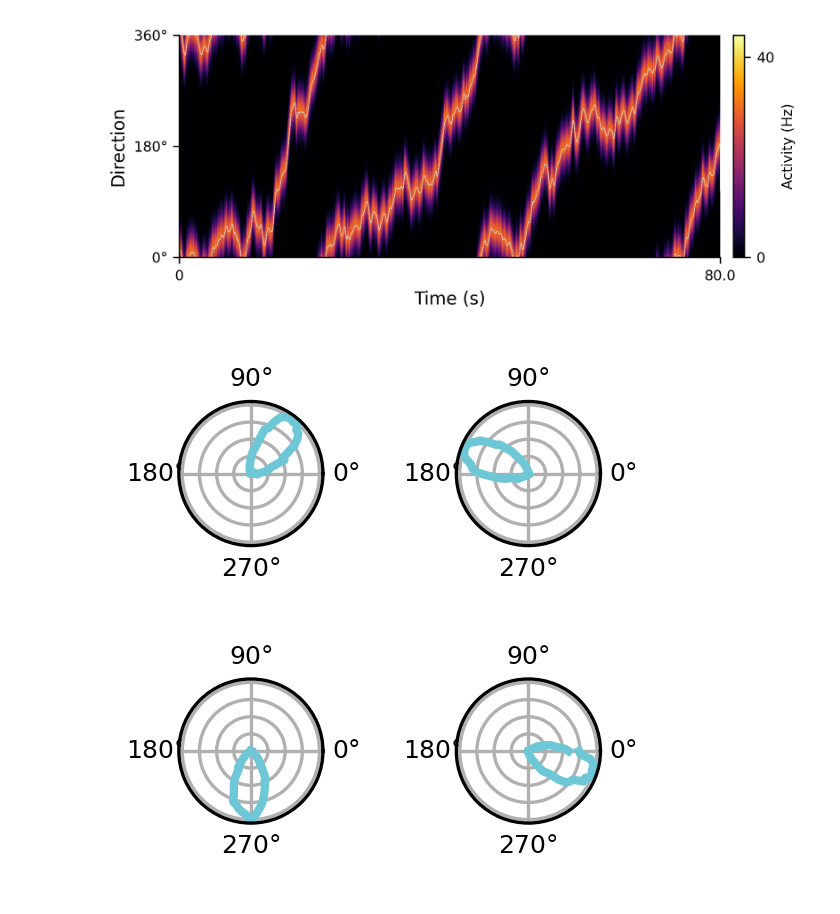
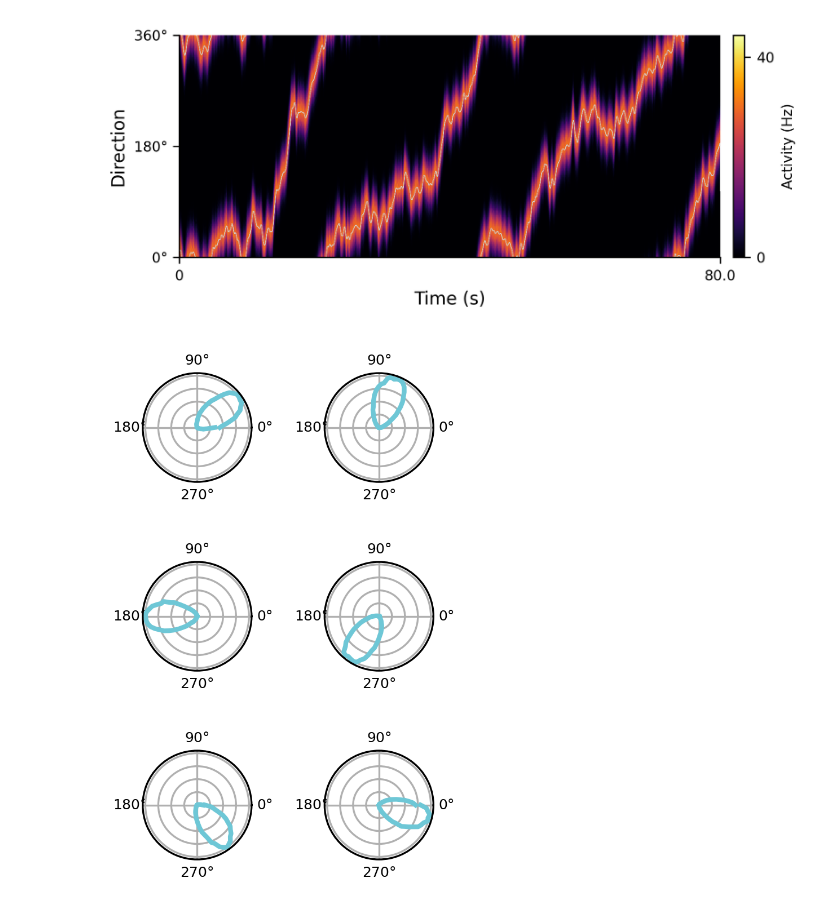
Before and after one commit to ZilongJi/HDPhasePrecession, a Jupyter notebook: HD_examples.ipynb, the cells around one changed output. Cells and saved outputs as stored; diff of their text form; code cells hidden in the pictures.

```diff
--- a/HD_examples.ipynb
+++ b/HD_examples.ipynb
@@ -261,9 +261,9 @@ plt.savefig('/home/zilong/Desktop/HDPhasePrecession/figures/population_activity.
 # %% [output]
 [figure]
 # %%
-fig = plt.figure(figsize=(2, 2), dpi=300)
+fig = plt.figure(figsize=(2.3, 3.5), dpi=300)
 
-gs = gridspec.GridSpec(2, 2)
+gs = gridspec.GridSpec(3, 2)
 
 labelsize = 10
 ticksize = 8
@@ -273,8 +273,8 @@ results = simulate(angular_velocity_gain=1, offset=-0.08, theta_mod_base=0.2, va
 start, end, time_steps, Head_direction, center_HD, max_bump_activity, HD_activity, theta_phase = results
 
 #plot HD tuning map
-ax = fig.add_subplot(gs[0], polar=True)
-cellindex = 15; num_hd = 100
+ax = fig.add_subplot(gs[0,0], polar=True)
+cellindex = 10; num_hd = 100
 tuningmap = get_HDtuningMap(HD_activity, Head_direction, cellindex, filter=False, samples_per_sec=1, dim=num_hd)
 #find the width of the tuning map
 width, _ = compute_gaussian_width(tuningmap)
@@ -283,39 +283,59 @@ width = width*180/np.pi
 ax = plot_HD_tuningMap(ax, tuningmap)
 # ax.set_title(f'tuning width: {width:.1f} °', fontsize=ticksize)
 
-ax = fig.add_subplot(gs[1], polar=True)
-cellindex = 45; num_hd = 100
+ax = fig.add_subplot(gs[0,1], polar=True)
+cellindex = 20; num_hd = 100
 tuningmap = get_HDtuningMap(HD_activity, Head_direction, cellindex, filter=False, samples_per_sec=1, dim=num_hd)
 #find the width of the tuning map
 width, _ = compute_gaussian_width(tuningmap)
 #rad to degree
 width = width*180/np.pi
 ax = plot_HD_tuningMap(ax, tuningmap)
 # ax.set_title(f'tuning width: {width:.1f} °', fontsize=ticksize)
 
-ax = fig.add_subplot(gs[2], polar=True)
-cellindex = 75; num_hd = 100
+ax = fig.add_subplot(gs[1,0], polar=True)
+cellindex = 50; num_hd = 100
 tuningmap = get_HDtuningMap(HD_activity, Head_direction, cellindex, filter=False, samples_per_sec=1, dim=num_hd)
 #find the width of the tuning map
 width, _ = compute_gaussian_width(tuningmap)
 #rad to degree
 width = width*180/np.pi
 ax = plot_HD_tuningMap(ax, tuningmap)
 # ax.set_title(f'tuning width: {width:.1f} °', fontsize=ticksize)
 
-ax = fig.add_subplot(gs[3], polar=True)
+ax = fig.add_subplot(gs[1,1], polar=True)
+cellindex = 65; num_hd = 100
+tuningmap = get_HDtuningMap(HD_activity, Head_direction, cellindex, filter=False, samples_per_sec=1, dim=num_hd)
+#find the width of the tuning map
+width, _ = compute_gaussian_width(tuningmap)
+#rad to degree
+width = width*180/np.pi
+ax = plot_HD_tuningMap(ax, tuningmap)
+# ax.set_title(f'tuning width: {width:.1f} °', fontsize=ticksize)
+
+ax = fig.add_subplot(gs[2,0], polar=True)
+cellindex = 85; num_hd = 100
+tuningmap = get_HDtuningMap(HD_activity, Head_direction, cellindex, filter=False, samples_per_sec=1, dim=num_hd)
+#find the width of the tuning map
+width, _ = compute_gaussian_width(tuningmap)
+#rad to degree
+width = width*180/np.pi
+ax = plot_HD_tuningMap(ax, tuningmap)
+# ax.set_title(f'tuning width: {width:.1f} °', fontsize=ticksize)
+
+ax = fig.add_subplot(gs[2,1], polar=True)
 cellindex = 95; num_hd = 100
 tuningmap = get_HDtuningMap(HD_activity, Head_direction, cellindex, filter=False, samples_per_sec=1, dim=num_hd)
 #find the width of the tuning map
 width, _ = compute_gaussian_width(tuningmap)
 #rad to degree
 width = width*180/np.pi
 ax = plot_HD_tuningMap(ax, tuningmap)
 # ax.set_title(f'tuning width: {width:.1f} °', fontsize=ticksize)
 
 plt.tight_layout()
 
 
 plt.savefig('/home/zilong/Desktop/HDPhasePrecession/figures/HD_tuning_maps.pdf', dpi=300)
 # %% [output]
-[figure, old version]
+[figure, new version]
```
Also changed, not shown: 2 other files.
